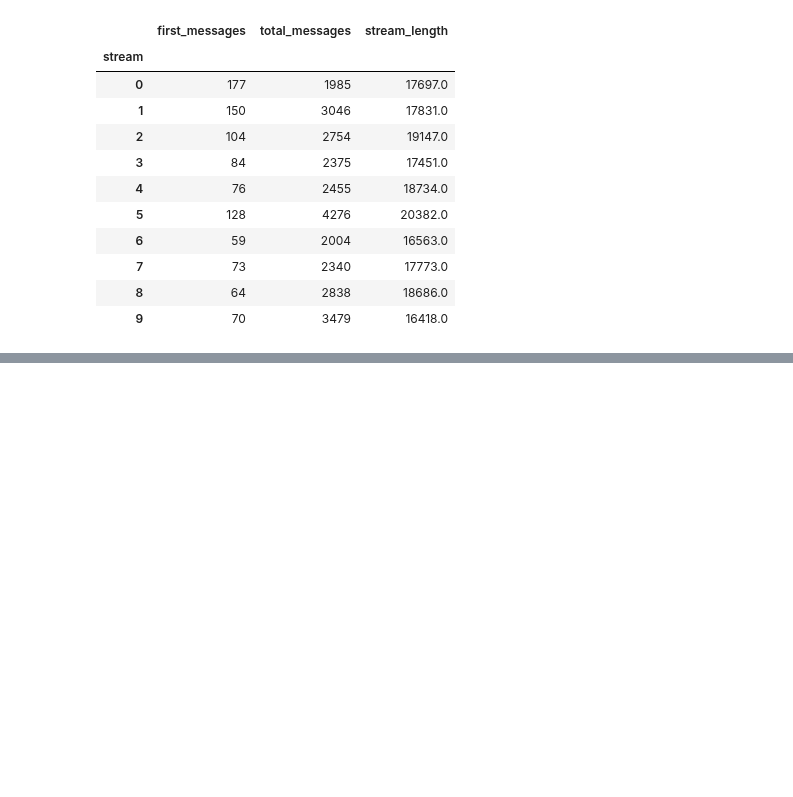
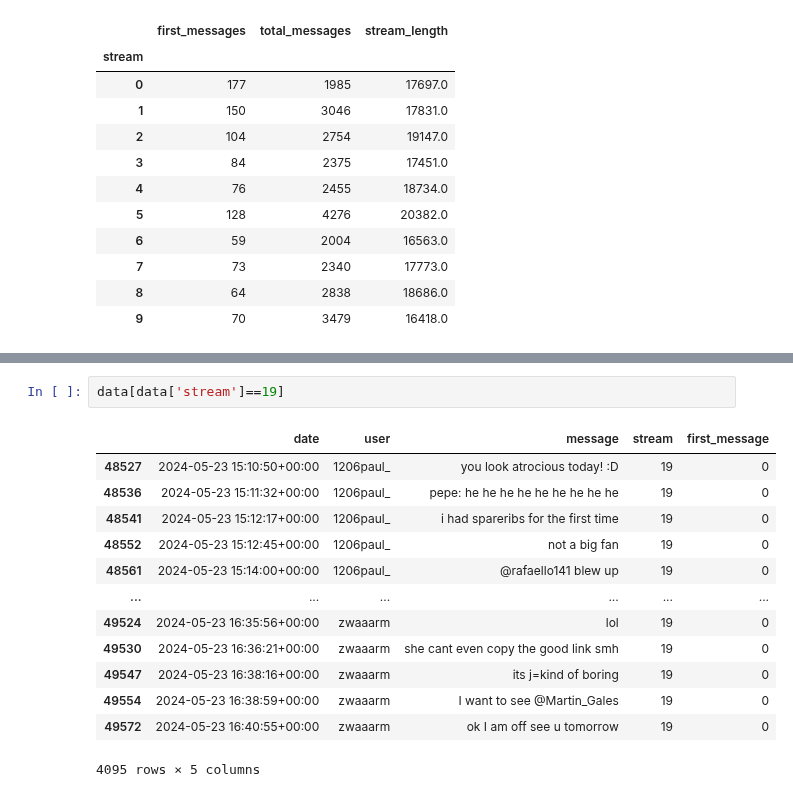
Before and after one commit to balintkardos/ChatlogDorozea, a Jupyter notebook: first_message.ipynb, the cells around one changed output, grey strips where cells are left out. Cells and saved outputs as stored; diff of their text form; blank space fills up the shorter version.

```diff
--- a/first_message.ipynb
+++ b/first_message.ipynb
@@ -191,0 +263,16 @@ stream_stats.head(10)
+# %%
+data[data['stream']==19]
+# %% [output]
+|  | date | user | message | stream | first_message |
+| 48527 | 2024-05-23 15:10:50+00:00 | 1206paul_ | you look atrocious today! :D | 19 | 0 |
+| 48536 | 2024-05-23 15:11:32+00:00 | 1206paul_ | pepe: he he he he he he he he he | 19 | 0 |
+| 48541 | 2024-05-23 15:12:17+00:00 | 1206paul_ | i had spareribs for the first time | 19 | 0 |
+| 48552 | 2024-05-23 15:12:45+00:00 | 1206paul_ | not a big fan | 19 | 0 |
+| 48561 | 2024-05-23 15:14:00+00:00 | 1206paul_ | @rafaello141 blew up | 19 | 0 |
+| ... | ... | ... | ... | ... | ... |
+| 49524 | 2024-05-23 16:35:56+00:00 | zwaaarm | lol | 19 | 0 |
+| 49530 | 2024-05-23 16:36:21+00:00 | zwaaarm | she cant even copy the good link smh | 19 | 0 |
+| 49547 | 2024-05-23 16:38:16+00:00 | zwaaarm | its j=kind of boring | 19 | 0 |
+| 49554 | 2024-05-23 16:38:59+00:00 | zwaaarm | I want to see @Martin_Gales | 19 | 0 |
+| 49572 | 2024-05-23 16:40:55+00:00 | zwaaarm | ok I am off see u tomorrow | 19 | 0 |
+4095 rows × 5 columns
```
Also changed, not shown: parts of 14 cells of this notebook, 2 other files.
